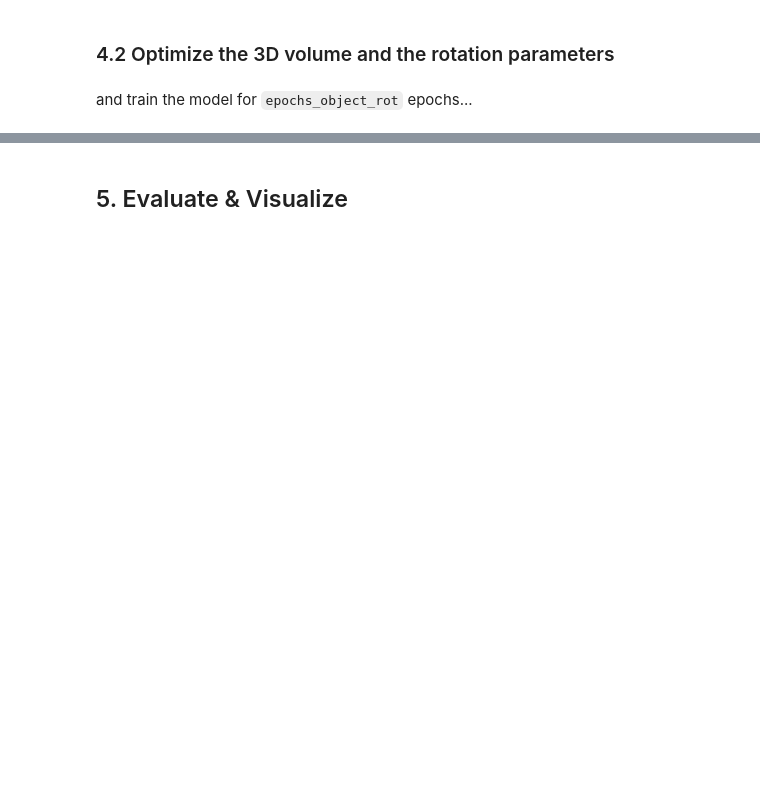
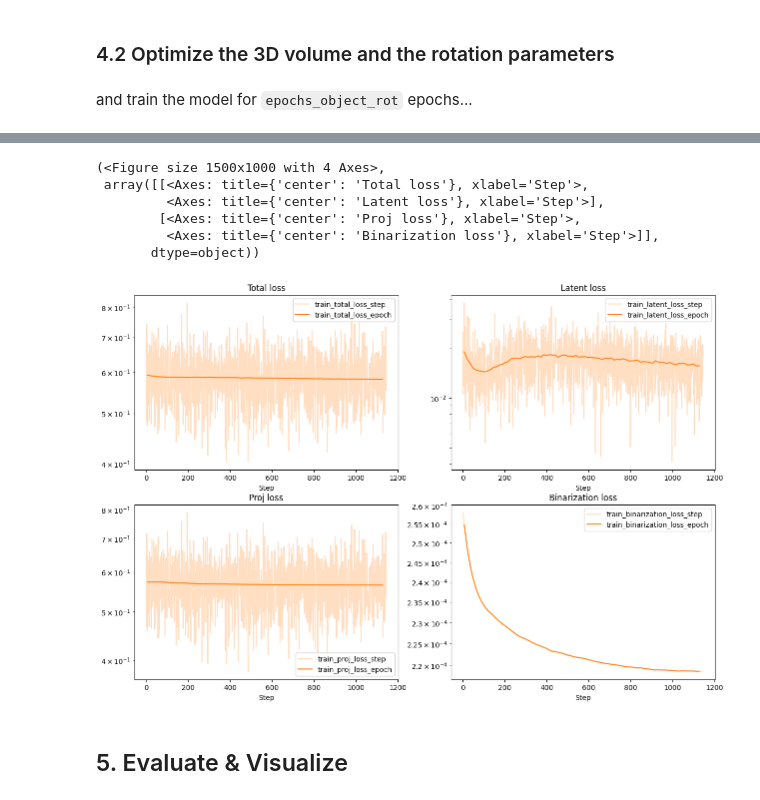
Before and after one commit to SkariZ/TomoDpDt, a Jupyter notebook: Notebooks/6. Fluorescence_data_notebook.ipynb, the cells around one changed output, grey strips where cells are left out. Drawn from its saved outputs; the diff is of its cells as text; code cells hidden in the pictures; blank space fills up the shorter version.

```diff
--- a/Notebooks/6. Fluorescence_data_notebook.ipynb
+++ b/Notebooks/6. Fluorescence_data_notebook.ipynb
@@ -298,4 +299,14 @@ c:\Users\Fredrik\miniconda3\envs\deeplaydev\Lib\site-packages\lightning\pytorch\
 NameError: name 'exit' is not defined
+# %%
+trainer.history.plot()
+# %% [output]
+(<Figure size 1500x1000 with 4 Axes>,
+ array([[<Axes: title={'center': 'Total loss'}, xlabel='Step'>,
+         <Axes: title={'center': 'Latent loss'}, xlabel='Step'>],
+        [<Axes: title={'center': 'Proj loss'}, xlabel='Step'>,
+         <Axes: title={'center': 'Binarization loss'}, xlabel='Step'>]],
+       dtype=object))
+[figure, added]
 # %% [markdown]
 ## 5.  Evaluate & Visualize
 # %%
```
Also changed, not shown: parts of 9 cells of this notebook, 8 other files.
